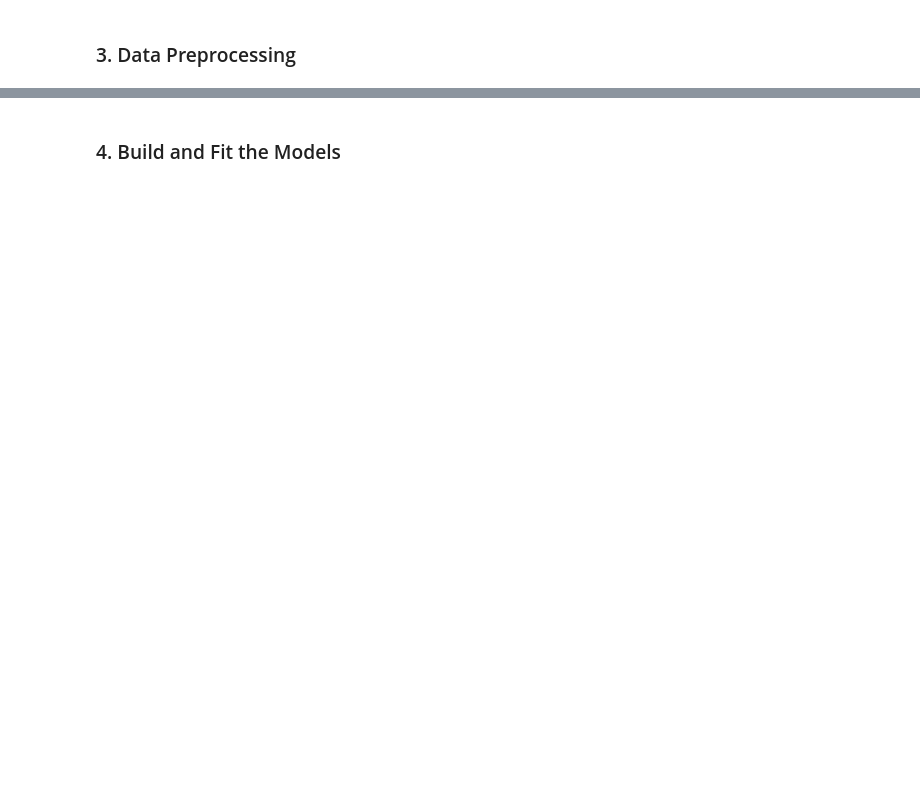
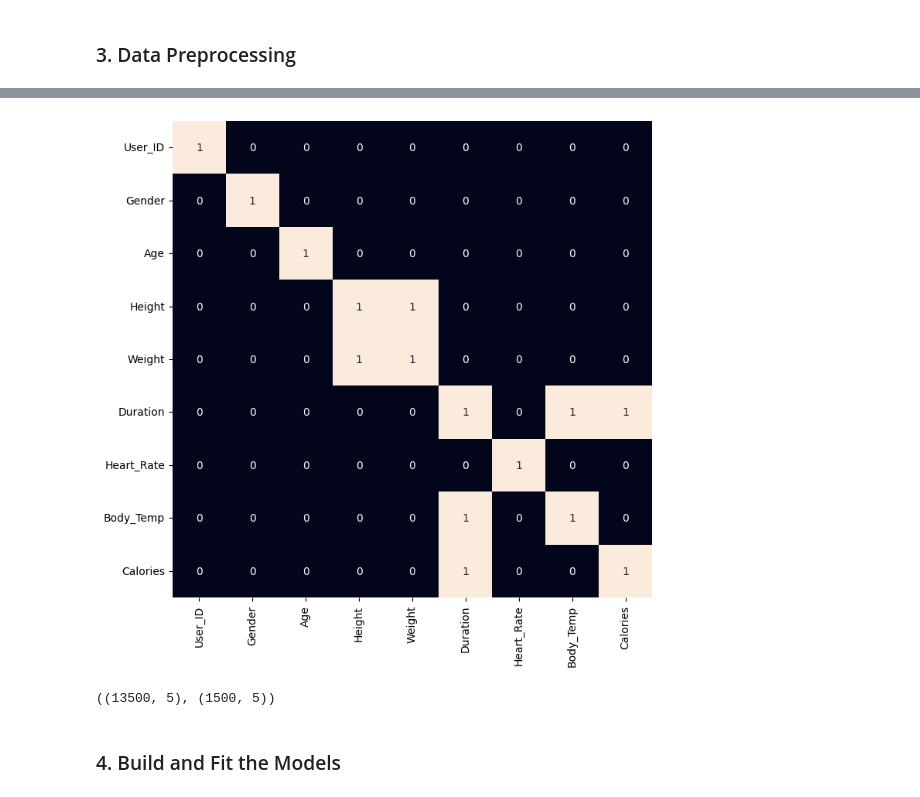
Before and after one commit to fatahrahimi330/100-Machine-Learning-Projects, a Jupyter notebook: 56-Calories Burnt Prediction/CaloriesBurntPrediction.ipynb, the cells around one changed output, grey strips where cells are left out. Saved outputs shown, nothing was run; the diff lists cells and outputs as text; code cells hidden in the pictures; blank space fills up the shorter version.

```diff
--- a/56-Calories Burnt Prediction/CaloriesBurntPrediction.ipynb
+++ b/56-Calories Burnt Prediction/CaloriesBurntPrediction.ipynb
@@ -18,0 +142,4 @@ df.head()
+# %%
+df.replace({'male': 0, 'female': 1},
+           inplace=True)
+df.head()
@@ -18,0 +153,8 @@ df.head()
+# %%
+plt.figure(figsize=(8, 8))
+sns.heatmap(df.corr() > 0.9,
+           annot=True,
+           cbar=False)
+plt.show()
+# %% [output]
+[figure, added]
@@ -18,0 +164,10 @@ df.head()
+# %%
+from sklearn.model_selection import train_test_split
+
+X = df.drop(['User_ID', 'Calories'], axis=1)
+y = df['Calories'].values
+
+X_train, X_test, y_train, y_test = train_test_split(X, y, test_size=0.1, random_state=22)
+X_train.shape, X_test.shape
+# %% [output]
+((13500, 5), (1500, 5))
```
Also changed, not shown: parts of 21 cells of this notebook, 4 other files.
